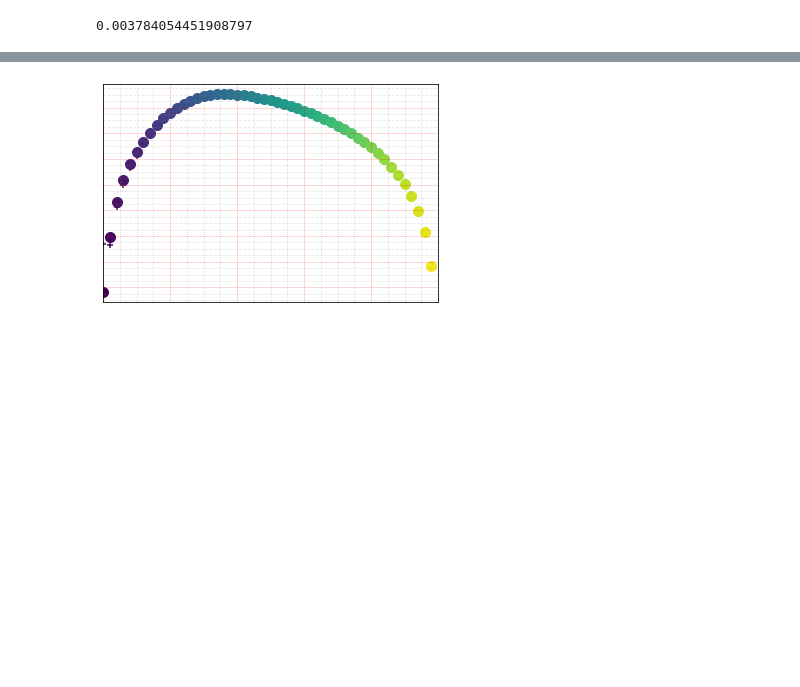
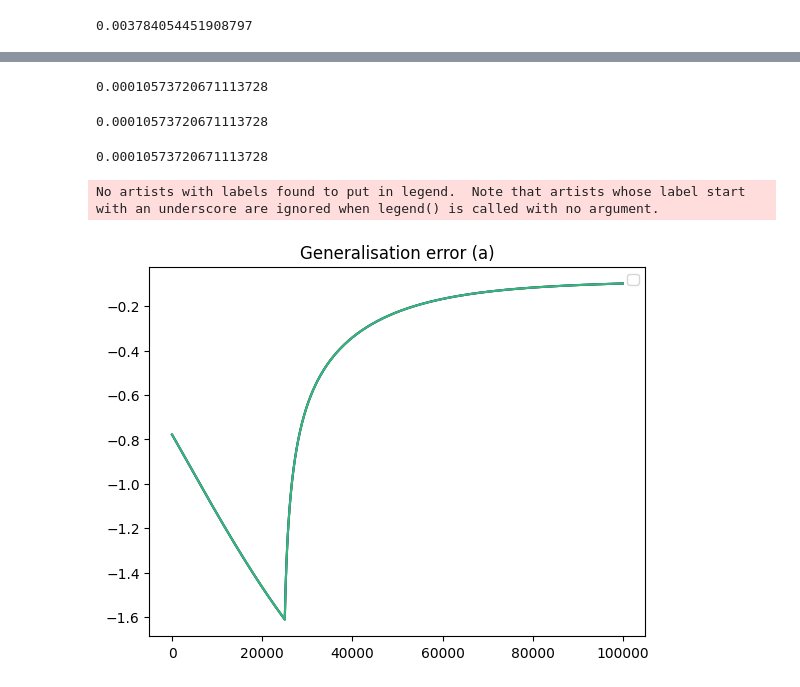
Before and after one commit to Lisa-ach/student_teacher_catastrophic, a Jupyter notebook: notes/Experiment1/Figure3.ipynb, the cells around one changed output, grey strips where cells are left out. Cells and saved outputs as stored; diff of their text form; code cells hidden in the pictures; blank space fills up the shorter version.

```diff
--- a/notes/Experiment1/Figure3.ipynb
+++ b/notes/Experiment1/Figure3.ipynb
@@ -266,11 +111,0 @@ for i in np.linspace(0, 1, 15):
-# %%
-color_map = cm.get_cmap("viridis")
-
-fig = plt.figure()
-for i, (overlap, err) in enumerate(error_0.items()):
-    plt.plot(100*np.arange(len(err)), err, color=color_map(i/len(error_0)))
-# for i, (overlap, err) in enumerate(error_0_.items()):
-#     plt.plot(np.arange(len(err)), err, color=color_map(i/len(error_0_)), linestyle="dashed")
-plt.legend()
-fig.show()
-# fig.savefig("long_time.pdf", dpi=100)
@@ -565,4 +112,46 @@ def cross_section_plot(interval):
-# %%
-cross_section_plot(23000)
-# %% [output]
-[figure, removed]
+# %%
+# np.mean([forgetting_rate(v, 4999) for v in v_0_dfs])
+forgetting_rate(v_0_dfs, 4999)
+# %% [output]
+0.00010573720671113728
+# %%
+forgetting_rate(v_05_dfs, 4999)
+# %% [output]
+0.00010573720671113728
+# %%
+forgetting_rate(v_1_dfs, 4999)
+# %% [output]
+0.00010573720671113728
+# %%
+forgets = {}
+transfers = {}
+
+error_0 = {}
+error_1 = {}
+
+
+for i, i_df in enumerate([v_0_dfs,v_05_dfs,v_1_dfs]):
+    # i_df = pd.read_csv(os.path.join(results_folder, f"v_{i}", "0", "ode_log.csv"))
+    switch_error_0 = i_df["log_generalisation_error_0"].iloc[2500]
+    switch_error_1 = i_df["log_generalisation_error_1"].iloc[2500]
+    final_error_0 = i_df["log_generalisation_error_0"].iloc[10000]
+    final_error_1 = i_df["log_generalisation_error_1"].iloc[10000]
+    final_forgetting = final_error_0 - switch_error_0
+    final_transfer = switch_error_1 - final_error_1
+    forgets[i] = final_forgetting
+    transfers[i] = final_transfer
+    error_0[i] = np.array(i_df["log_generalisation_error_0"])
+    error_1[i] = np.array(i_df["log_generalisation_error_1"])
+# %%
+color_map = cm.get_cmap("viridis")
+
+fig = plt.figure()
+for i, (overlap, err) in enumerate(error_0.items()):
+    plt.plot(10*np.arange(len(err)), err, color=color_map(i/len(error_0)))
+plt.legend()
+plt.title("Generalisation error (a)")
+fig.show()
+# fig.savefig("long_time.pdf", dpi=100)
+# %% [output]
+No artists with labels found to put in legend.  Note that artists whose label start with an underscore are ignored when legend() is called with no argument.
+[figure, added]
```
Also changed, not shown: parts of 77 cells of this notebook.
